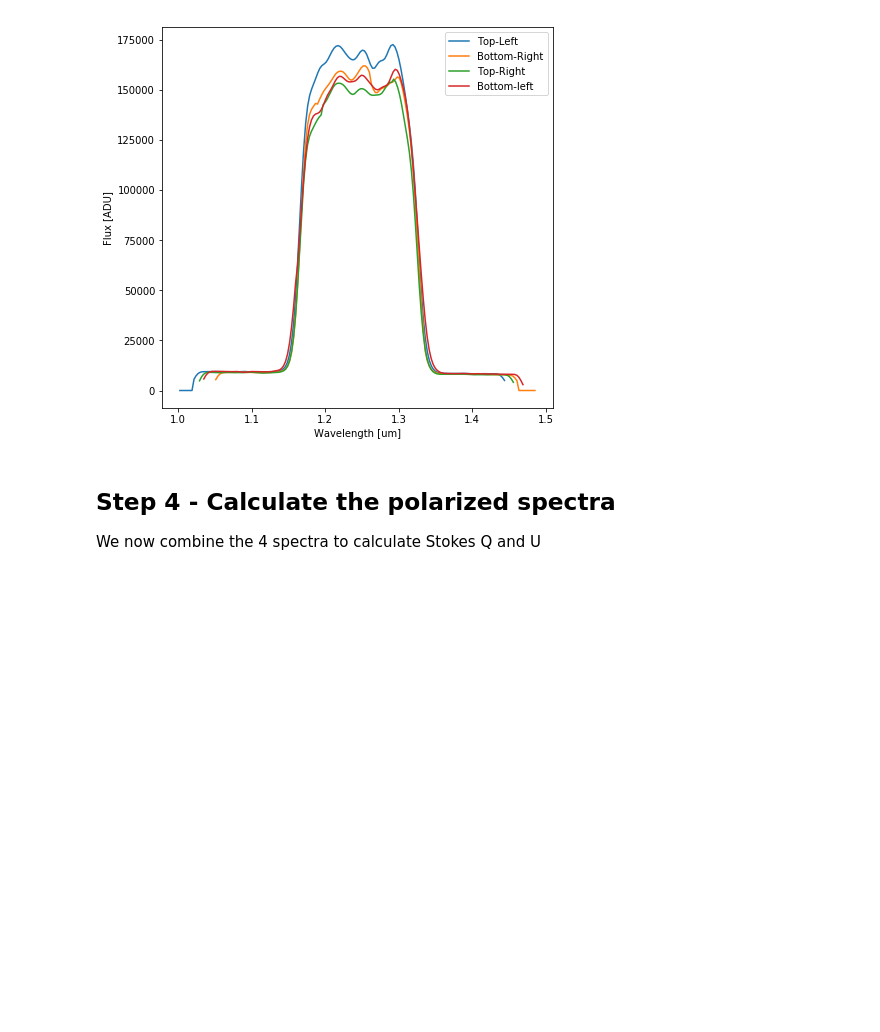
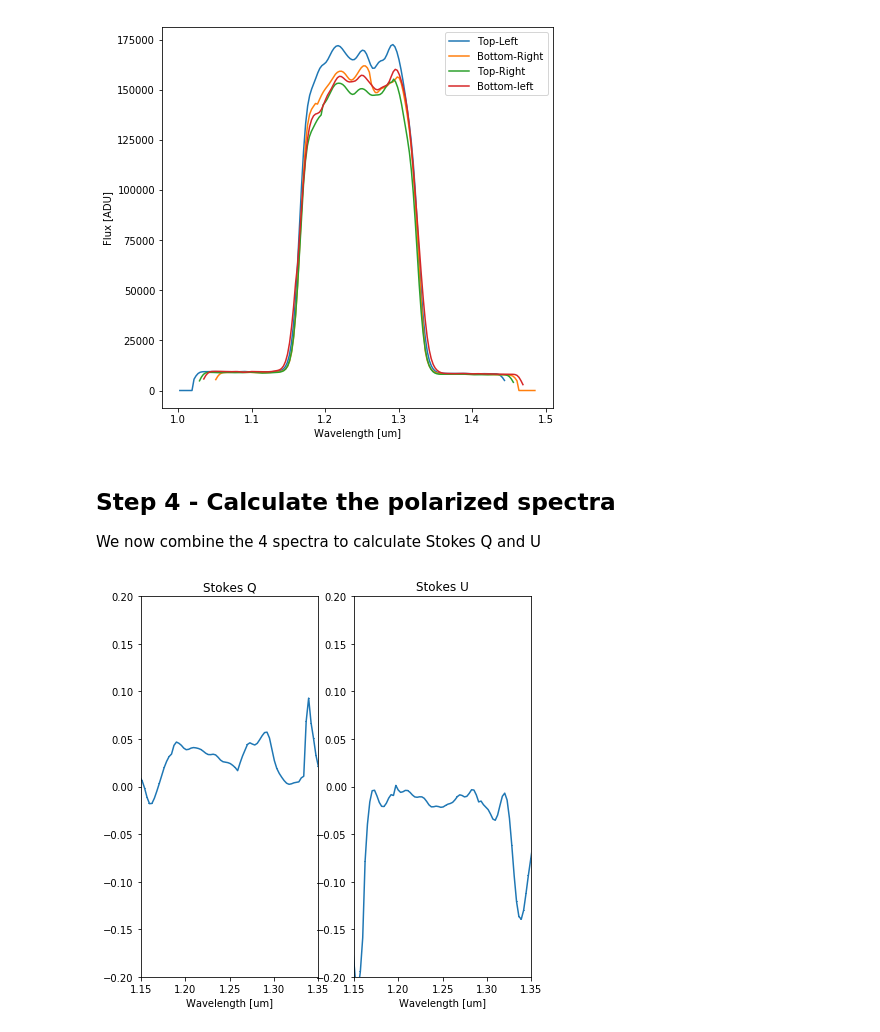
Before and after one commit to WIRC-Pol/wirc_drp, a Jupyter notebook: Tutorial/wircpol_drp Tutorial.ipynb, the cells around one changed output. Saved outputs shown, nothing was run; the diff lists cells and outputs as text; code cells hidden in the pictures; blank space fills up the shorter version.

```diff
--- a/Tutorial/wircpol_drp Tutorial.ipynb
+++ b/Tutorial/wircpol_drp Tutorial.ipynb
@@ -181,4 +181,6 @@ We now combine the 4 spectra to calculate Stokes Q and U
 # %%
 calibrated_data.source_list[0].compute_polarization(cutmin=20, cutmax=150)
 # %%
-calibrated_data.source_list[0].plot_Q_and_U(plot_error = True)
+calibrated_data.source_list[0].plot_Q_and_U(with_errors = True)
+# %% [output]
+[figure, added]
```
